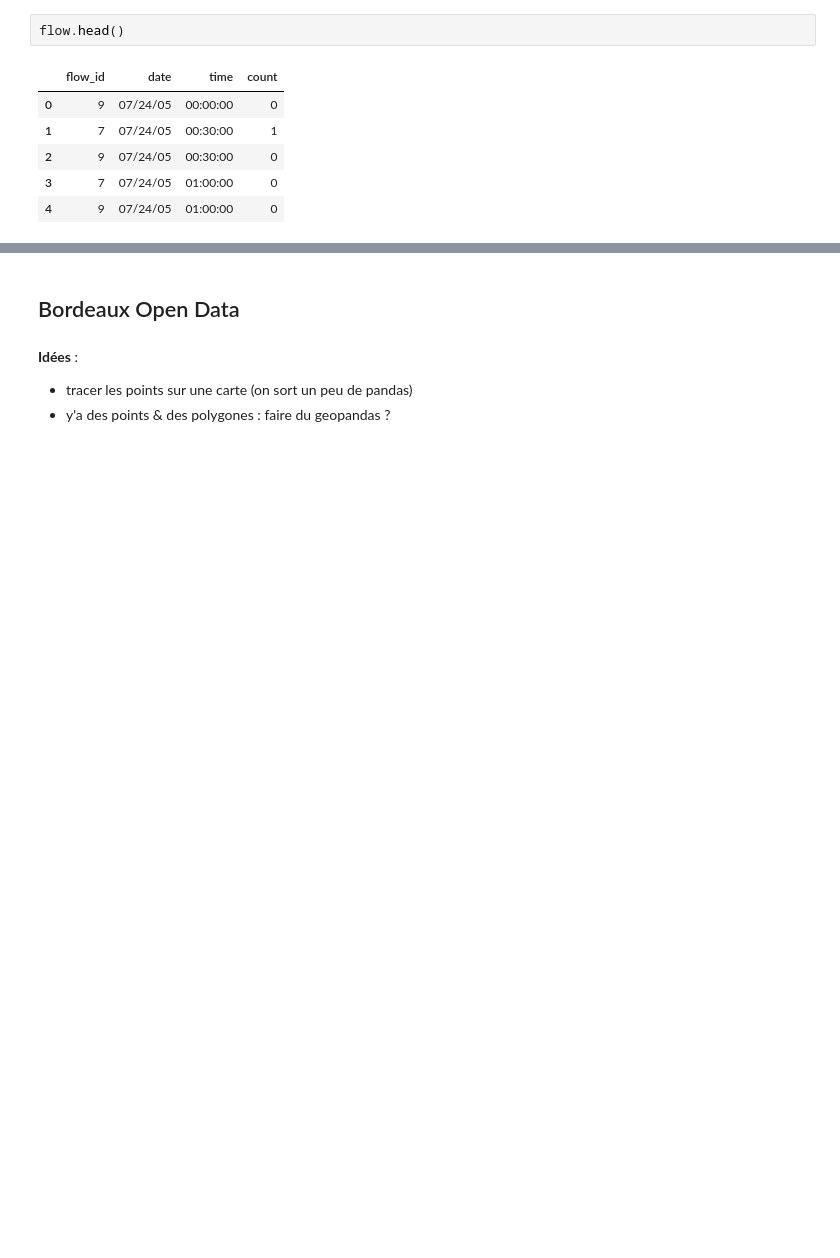
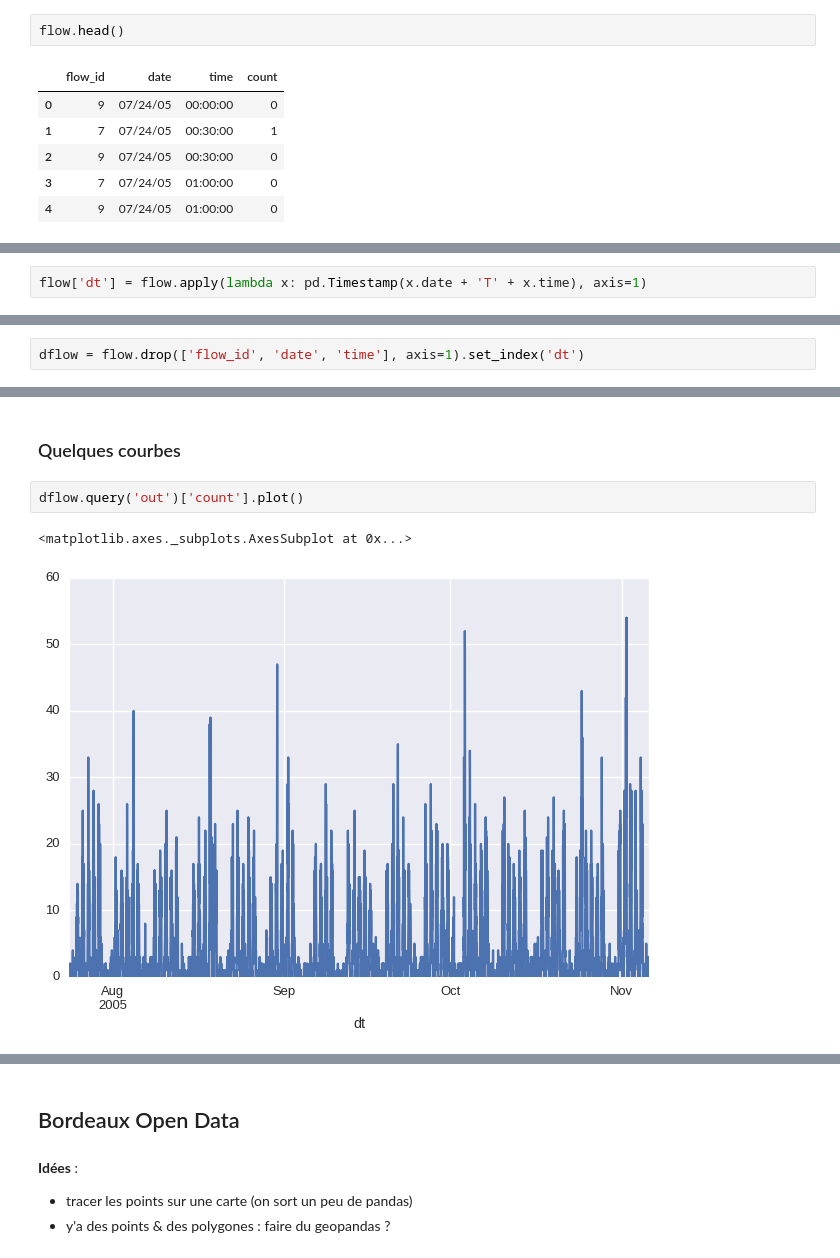
Before and after one commit to garaud/pandas_demo, a Jupyter notebook: Pandas Meetup.ipynb, the cells around one changed output, grey strips where cells are left out. Saved outputs shown, nothing was run; the diff lists cells and outputs as text; blank space fills up the shorter version.

```diff
--- a/Pandas Meetup.ipynb
+++ b/Pandas Meetup.ipynb
@@ -313,0 +324,2 @@ wine.head()
+# %%
+flow['dt'] = flow.apply(lambda x: pd.Timestamp(x.date + 'T' + x.time), axis=1)
@@ -313,0 +347,2 @@ wine.head()
+# %%
+dflow = flow.drop(['flow_id', 'date', 'time'], axis=1).set_index('dt')
@@ -313,0 +470,7 @@ wine.head()
+# %% [markdown]
+### Quelques courbes
+# %%
+dflow.query('out')['count'].plot()
+# %% [output]
+<matplotlib.axes._subplots.AxesSubplot at 0x...>
+[figure, added]
```
Also changed, not shown: parts of 38 cells of this notebook.
